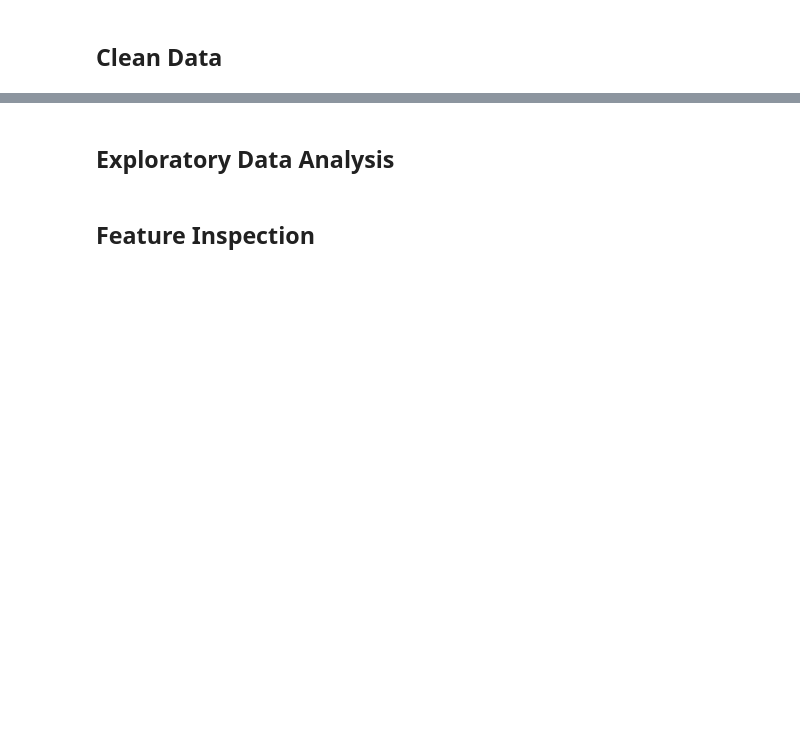
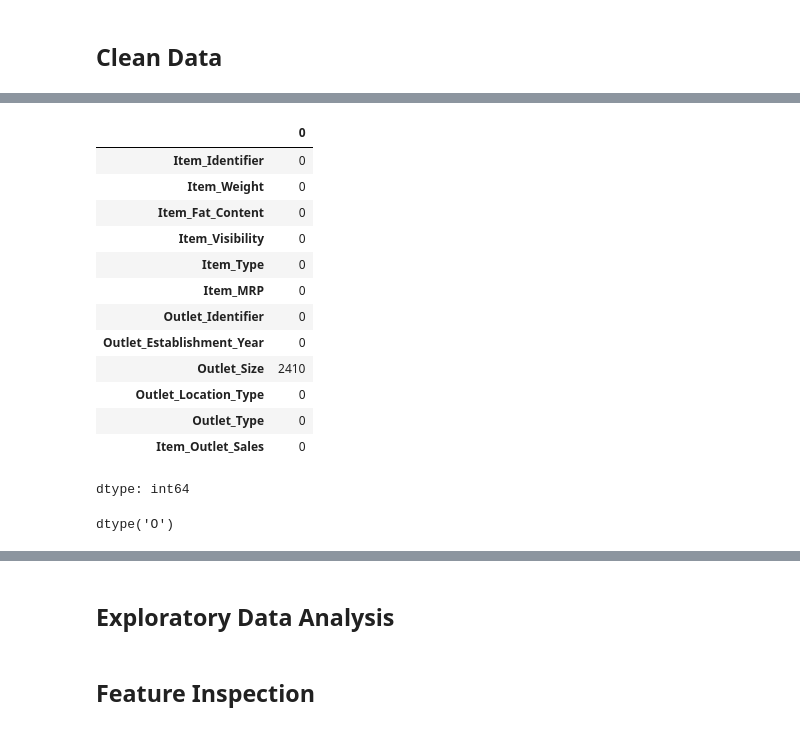
Before and after one commit to QamarSabra/Prediction-of-Product-Sales, a Jupyter notebook: Prediction_of_Product_Sales.ipynb, the cells around one changed output, grey strips where cells are left out. Cells and saved outputs as stored; diff of their text form; code cells hidden in the pictures; blank space fills up the shorter version.

```diff
--- a/Prediction_of_Product_Sales.ipynb
+++ b/Prediction_of_Product_Sales.ipynb
@@ -11,0 +131,27 @@
+# %%
+# fill the missing values for the Item Weight column with the mean value
+weight_mean = df_sales['Item_Weight'].mean()
+df_sales['Item_Weight'] = df_sales['Item_Weight'].fillna(weight_mean)
+# %%
+# make sure that there is no missing value for the Item_weight column
+df_sales.isna().sum()
+# %% [output]
+|  | 0 |
+| Item_Identifier | 0 |
+| Item_Weight | 0 |
+| Item_Fat_Content | 0 |
+| Item_Visibility | 0 |
+| Item_Type | 0 |
+| Item_MRP | 0 |
+| Outlet_Identifier | 0 |
+| Outlet_Establishment_Year | 0 |
+| Outlet_Size | 2410 |
+| Outlet_Location_Type | 0 |
+| Outlet_Type | 0 |
+| Item_Outlet_Sales | 0 |
+dtype: int64
+# %%
+# check the data type of column Outlet_Size
+df_sales['Outlet_Size'].dtype
+# %% [output]
+dtype('O')
```
Also changed, not shown: parts of 29 cells of this notebook.
